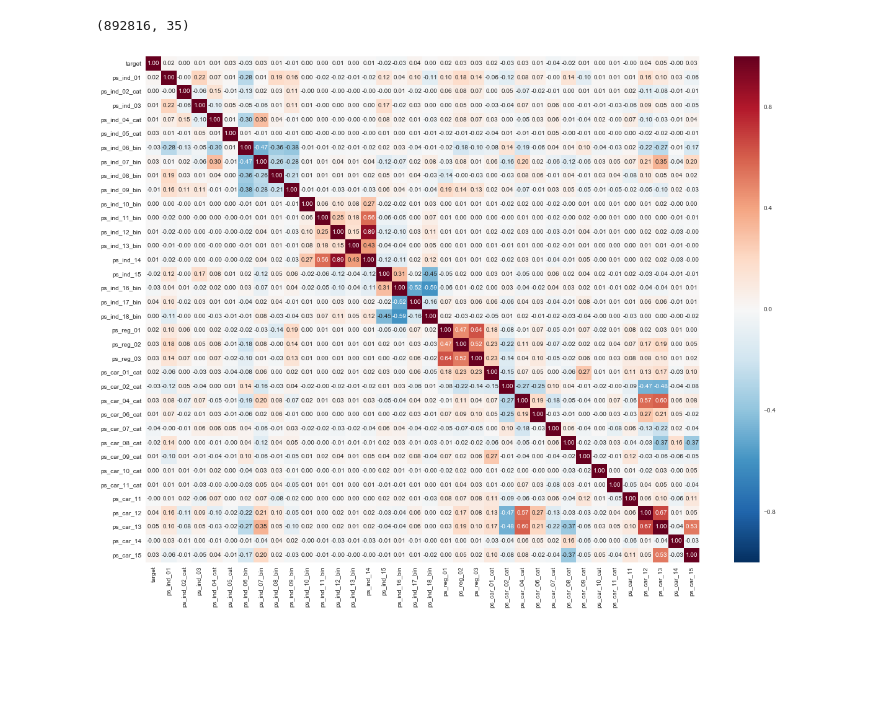
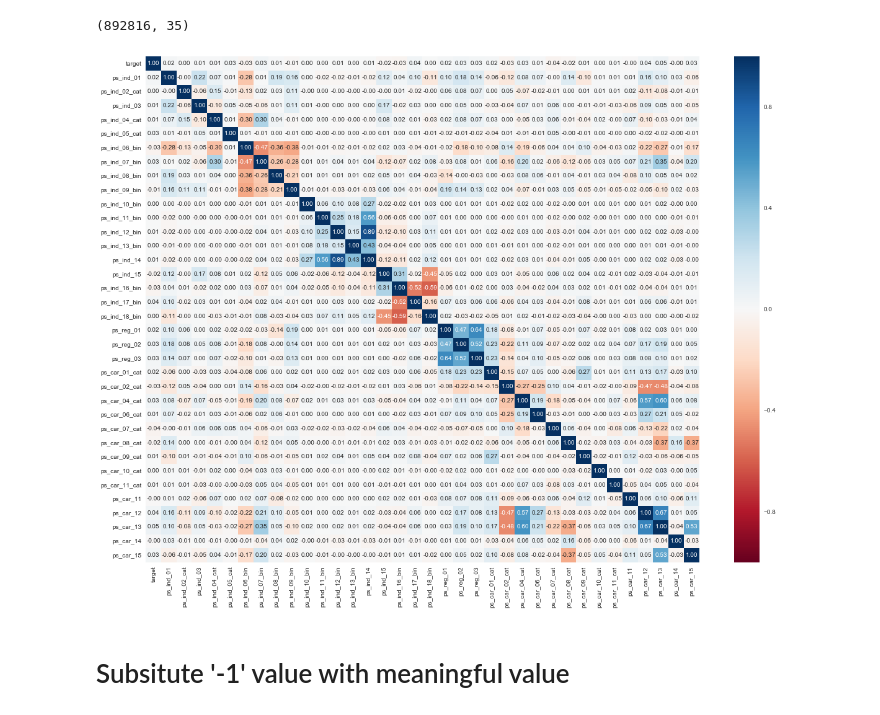
Before and after one commit to 15027668g/Cargo-Kaggle-, a Jupyter notebook: Cargo kenel.ipynb, the cells around one changed output. Saved outputs shown, nothing was run; the diff lists cells and outputs as text; code cells hidden in the pictures; blank space fills up the shorter version.

```diff
--- a/Cargo kenel.ipynb
+++ b/Cargo kenel.ipynb
@@ -199,8 +208,10 @@ testdata.shape
 # %%
 corr = traindata.corr()
 
 plt.figure(figsize=(20,15))
-sns.heatmap(corr, fmt='.2f', annot=True)
+sns.heatmap(corr, fmt='.2f', annot=True, cmap="RdBu")
 plt.show()
 # %% [output]
-[figure, old version]
+[figure, new version]
+# %% [markdown]
+# Subsitute '-1' value with meaningful value
```
Also changed, not shown: parts of 9 cells of this notebook.
